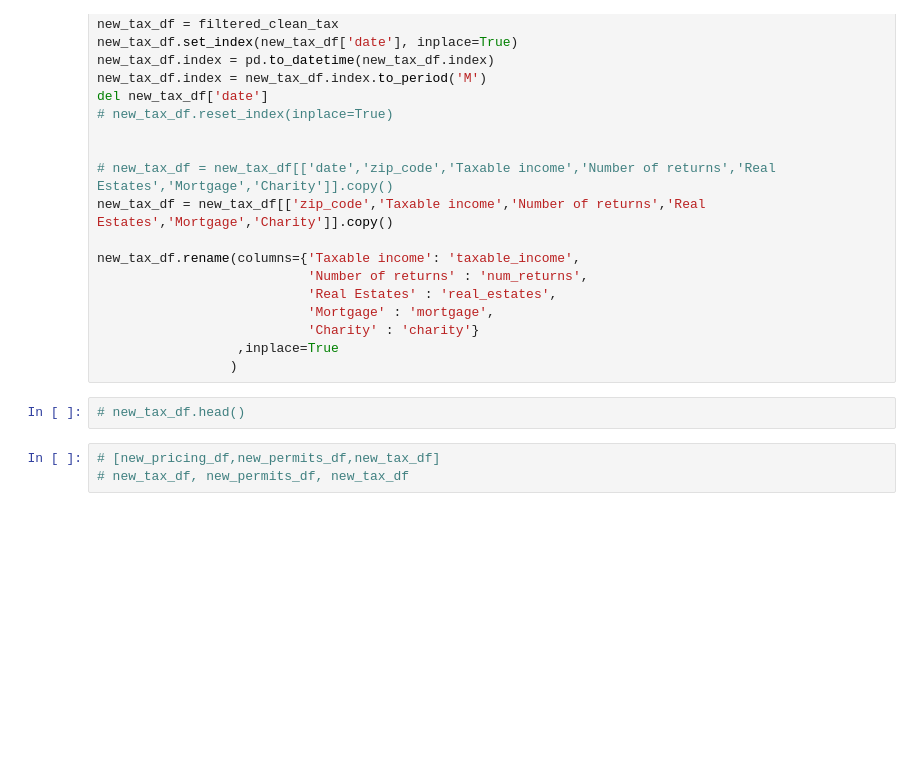
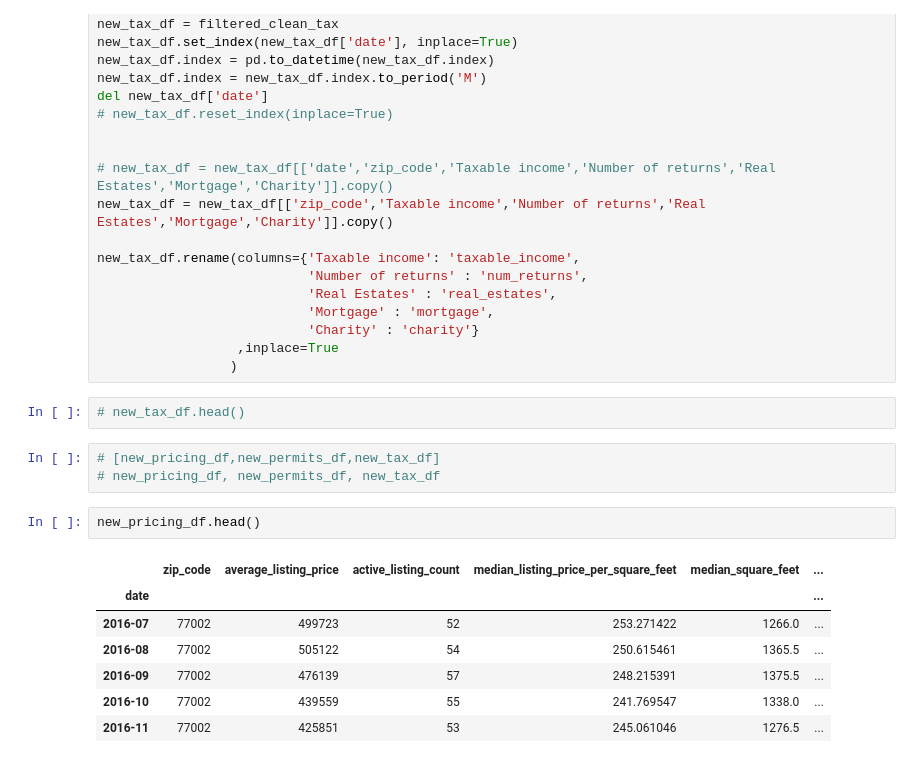
Before and after one commit to dovu93/Real_Estate_Investment_Identifier, a Jupyter notebook: Notebooks/analysis_visualization1_dan.ipynb, the cells around one changed output. Cells and saved outputs as stored; diff of their text form; blank space fills up the shorter version.

```diff
--- a/Notebooks/analysis_visualization1_dan.ipynb
+++ b/Notebooks/analysis_visualization1_dan.ipynb
@@ -603,4 +603,14 @@ new_tax_df.rename(columns={'Taxable income': 'taxable_income',
 # new_tax_df.head()
 # %%
 # [new_pricing_df,new_permits_df,new_tax_df]
-# new_tax_df, new_permits_df, new_tax_df
+# new_pricing_df, new_permits_df, new_tax_df
+# %%
+new_pricing_df.head()
+# %% [output]
+|  | zip_code | average_listing_price | active_listing_count | median_listing_price_per_square_feet | median_square_feet | ... |
+| date |  |  |  |  |  | ... |
+| 2016-07 | 77002 | 499723 | 52 | 253.271422 | 1266.0 | ... |
+| 2016-08 | 77002 | 505122 | 54 | 250.615461 | 1365.5 | ... |
+| 2016-09 | 77002 | 476139 | 57 | 248.215391 | 1375.5 | ... |
+| 2016-10 | 77002 | 439559 | 55 | 241.769547 | 1338.0 | ... |
+| 2016-11 | 77002 | 425851 | 53 | 245.061046 | 1276.5 | ... |
```
Also changed, not shown: parts of 12 cells of this notebook.
